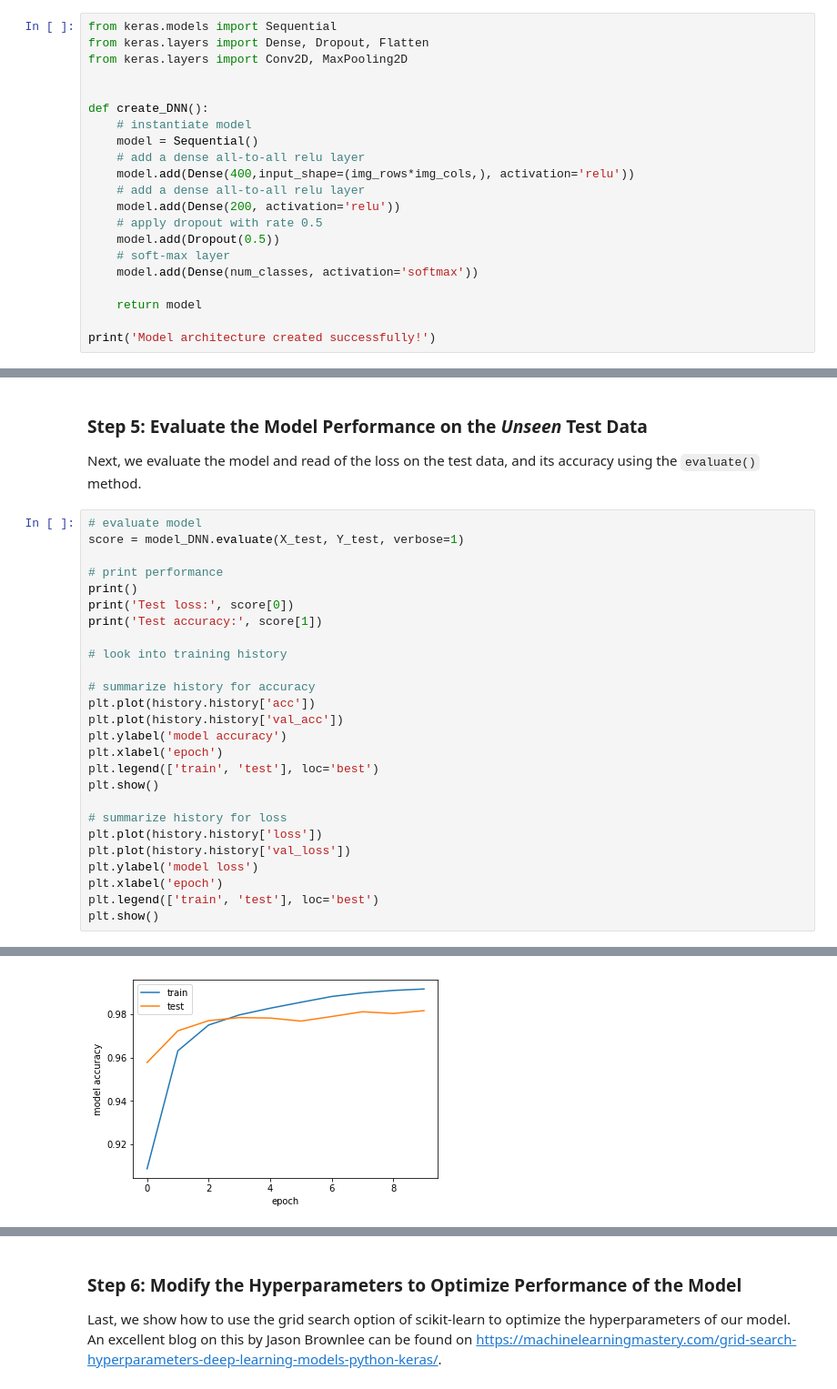
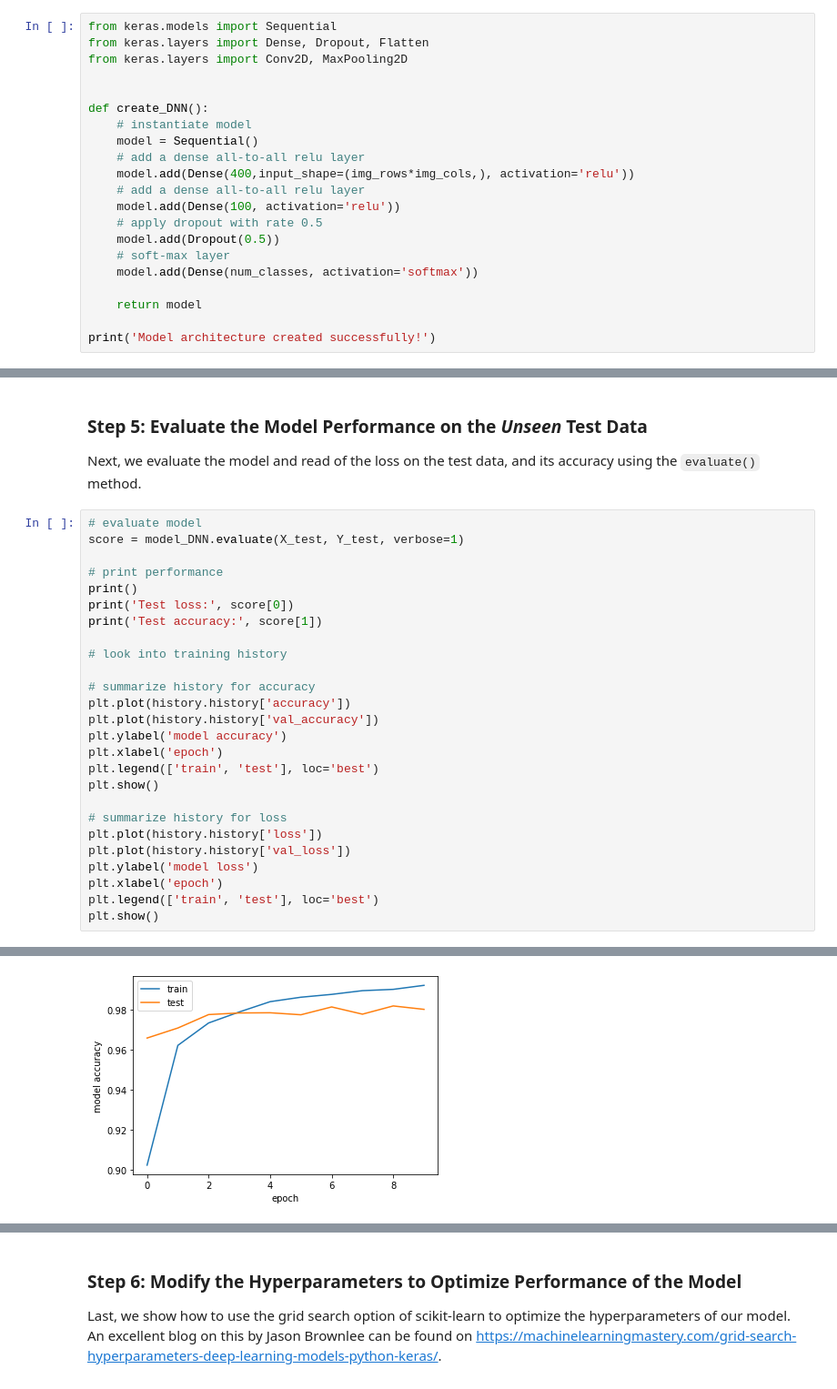
Before and after one commit to yingjerkao/mlreview_notebooks, a Jupyter notebook: NB11_CIX-DNN_mnist_Keras.ipynb, the cells around one changed output, grey strips where cells are left out. Shown at 91% size. Saved outputs shown, nothing was run; the diff lists cells and outputs as text.

Commit message:
Fix plotting issue

```diff
--- a/NB11_CIX-DNN_mnist_Keras.ipynb
+++ b/NB11_CIX-DNN_mnist_Keras.ipynb
@@ -122,7 +122,7 @@ def create_DNN():
     # add a dense all-to-all relu layer
     model.add(Dense(400,input_shape=(img_rows*img_cols,), activation='relu'))
     # add a dense all-to-all relu layer
-    model.add(Dense(200, activation='relu'))
+    model.add(Dense(100, activation='relu'))
     # apply dropout with rate 0.5
     model.add(Dropout(0.5))
     # soft-max layer
@@ -206,8 +206,8 @@ print('Test accuracy:', score[1])
 # look into training history
 
 # summarize history for accuracy
-plt.plot(history.history['acc'])
-plt.plot(history.history['val_acc'])
+plt.plot(history.history['accuracy'])
+plt.plot(history.history['val_accuracy'])
 plt.ylabel('model accuracy')
 plt.xlabel('epoch')
 plt.legend(['train', 'test'], loc='best')
@@ -228 +228 @@ Test accuracy: 0.9816
-[figure, old version]
+[figure, new version]
```
Also changed, not shown: parts of 3 cells of this notebook.
